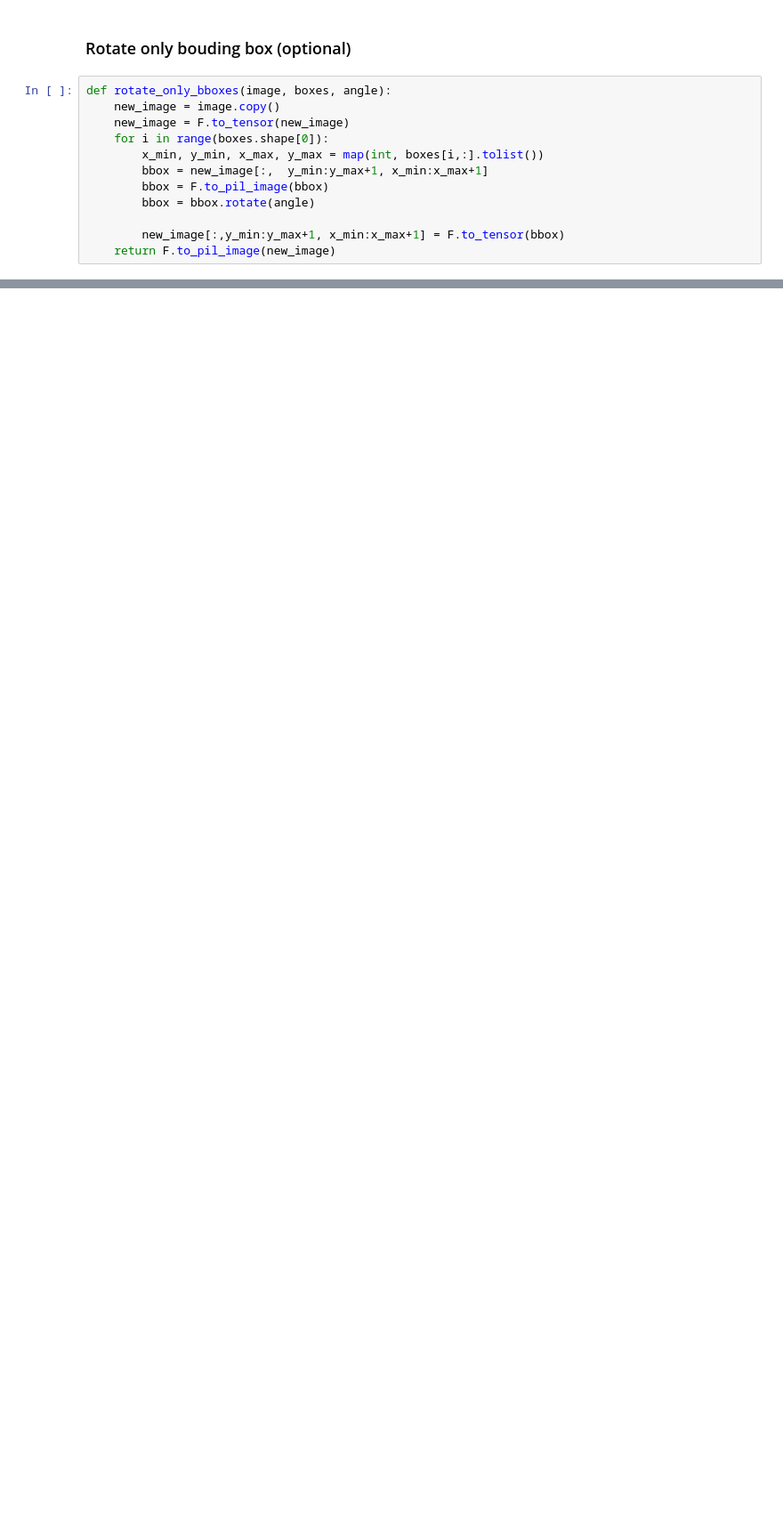
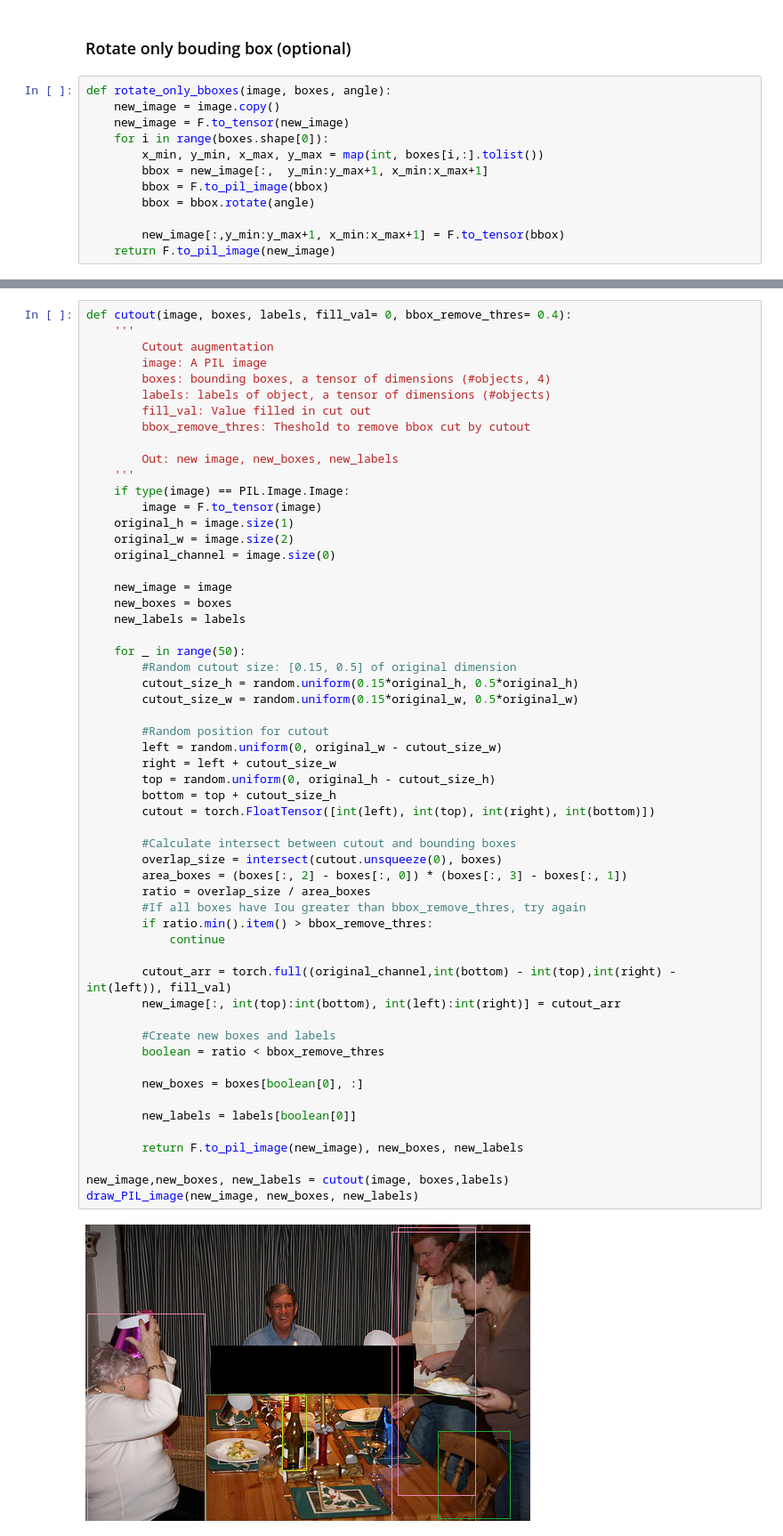
Before and after one commit to anhtuan85/Data-Augmentation-for-Object-Detection, a Jupyter notebook: augmentation.ipynb, the cells around one changed output, grey strips where cells are left out. Shown at 89% size. Saved outputs shown, nothing was run; the diff lists cells and outputs as text; blank space fills up the shorter version.

Commit message:
Update Cutout

```diff
--- a/augmentation.ipynb
+++ b/augmentation.ipynb
@@ -434,0 +437,58 @@ draw_PIL_image(new_image, boxes, labels)
+# %%
+def cutout(image, boxes, labels, fill_val= 0, bbox_remove_thres= 0.4):
+    '''
+        Cutout augmentation
+        image: A PIL image
+        boxes: bounding boxes, a tensor of dimensions (#objects, 4)
+        labels: labels of object, a tensor of dimensions (#objects)
+        fill_val: Value filled in cut out
+        bbox_remove_thres: Theshold to remove bbox cut by cutout
+
+        Out: new image, new_boxes, new_labels
+    '''
+    if type(image) == PIL.Image.Image:
+        image = F.to_tensor(image)
+    original_h = image.size(1)
+    original_w = image.size(2)
+    original_channel = image.size(0)
+
+    new_image = image
+    new_boxes = boxes
+    new_labels = labels
+
+    for _ in range(50):
+        #Random cutout size: [0.15, 0.5] of original dimension
+        cutout_size_h = random.uniform(0.15*original_h, 0.5*original_h)
+        cutout_size_w = random.uniform(0.15*original_w, 0.5*original_w)
+
+        #Random position for cutout
+        left = random.uniform(0, original_w - cutout_size_w)
+        right = left + cutout_size_w
+        top = random.uniform(0, original_h - cutout_size_h)
+        bottom = top + cutout_size_h
+        cutout = torch.FloatTensor([int(left), int(top), int(right), int(bottom)])
+
+        #Calculate intersect between cutout and bounding boxes
+        overlap_size = intersect(cutout.unsqueeze(0), boxes)
+        area_boxes = (boxes[:, 2] - boxes[:, 0]) * (boxes[:, 3] - boxes[:, 1])
+        ratio = overlap_size / area_boxes
+        #If all boxes have Iou greater than bbox_remove_thres, try again
+        if ratio.min().item() > bbox_remove_thres:
+            continue
+
+        cutout_arr = torch.full((original_channel,int(bottom) - int(top),int(right) - int(left)), fill_val)
+        new_image[:, int(top):int(bottom), int(left):int(right)] = cutout_arr
+
+        #Create new boxes and labels
+        boolean = ratio < bbox_remove_thres
+
+        new_boxes = boxes[boolean[0], :]
+
+        new_labels = labels[boolean[0]]
+
+        return F.to_pil_image(new_image), new_boxes, new_labels
+
+new_image,new_boxes, new_labels = cutout(image, boxes,labels)
+draw_PIL_image(new_image, new_boxes, new_labels)
+# %% [output]
+[figure, added]
```
Also changed, not shown: parts of 11 cells of this notebook.
